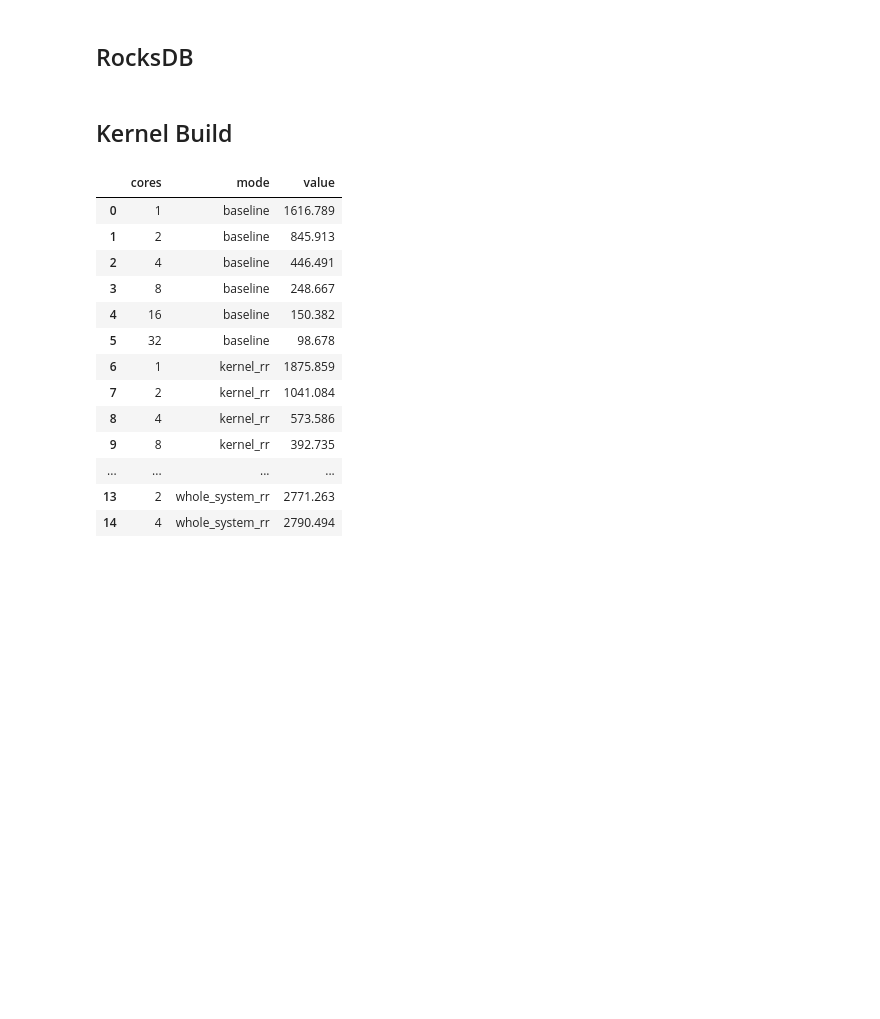
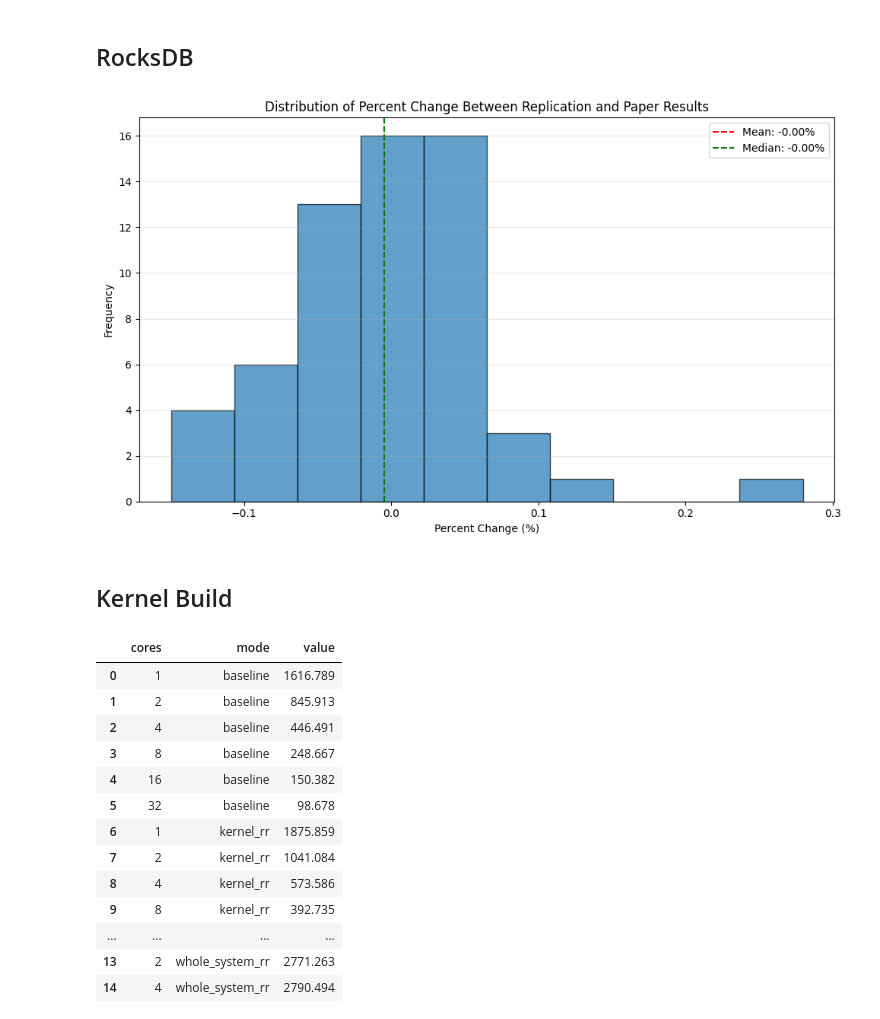
Before and after one commit to clairesb/krr_replication, a Jupyter notebook: diff_crunching.ipynb, the cells around one changed output. Saved outputs shown, nothing was run; the diff lists cells and outputs as text; code cells hidden in the pictures; blank space fills up the shorter version.

Commit message:
organizing directory even more and making histograms for fun and enrichment

```diff
--- a/diff_crunching.ipynb
+++ b/diff_crunching.ipynb
@@ -85,3 +190,47 @@ cores, mode, slowdown
+# %%
+def calculate_percent_change(paper_results, replication_results, value_col: str):
+    if isinstance(paper_results, str):
+        paper_df = pd.read_csv(io.StringIO(
+            paper_results.strip()), skipinitialspace=True)
+    else:
+        paper_df = paper_results
+
+    if isinstance(replication_results, str):
+        rep_df = pd.read_csv(io.StringIO(
+            replication_results.strip()), skipinitialspace=True)
+    else:
+        rep_df = replication_results
+
+    try:
+        percent_change_df = paper_df.copy()
+        percent_change_df[f"replication_{value_col}"] = rep_df[value_col]
+        percent_change_df["percent_change"] = ((percent_change_df[f"replication_{value_col}"]
+                                               - percent_change_df[value_col])
+                                               / percent_change_df[value_col])
+        return percent_change_df
+    except:
+        return None
+    pass
+# %%
+rand_read_change = calculate_percent_change(n_rand_read, rep_rand_read, "slowdown")
+seq_read_change = calculate_percent_change(n_seq_read, rep_seq_read, "slowdown")
+read_while_write_change = calculate_percent_change(
+    n_rand_read_one_write,
+    calculate_slowdown("rocksdb_throughput/rocksdb-readwhilewriting-latency.csv"),
+    "slowdown"
+)
+read_while_scan_change = calculate_percent_change(
+    n_rand_read_one_scan, calculate_slowdown(
+        "rocksdb_throughput/rocksdb-readwhilescanning-latency.csv"),
+    "slowdown")
+rand_seeker_change = calculate_percent_change(n_rand_seeker, rep_rand_seeker, "slowdown")
+# %%
+frankenstein = pd.concat([rand_read_change, seq_read_change,
+                          read_while_write_change, read_while_scan_change,
+                          rand_seeker_change], ignore_index=True)
+plot_percent_change_histogram(frankenstein)
+# %% [output]
+[figure, added]
 # %% [markdown]
 ## Kernel Build
 # %%
```
Also changed, not shown: parts of 27 cells of this notebook, 5 other files.
